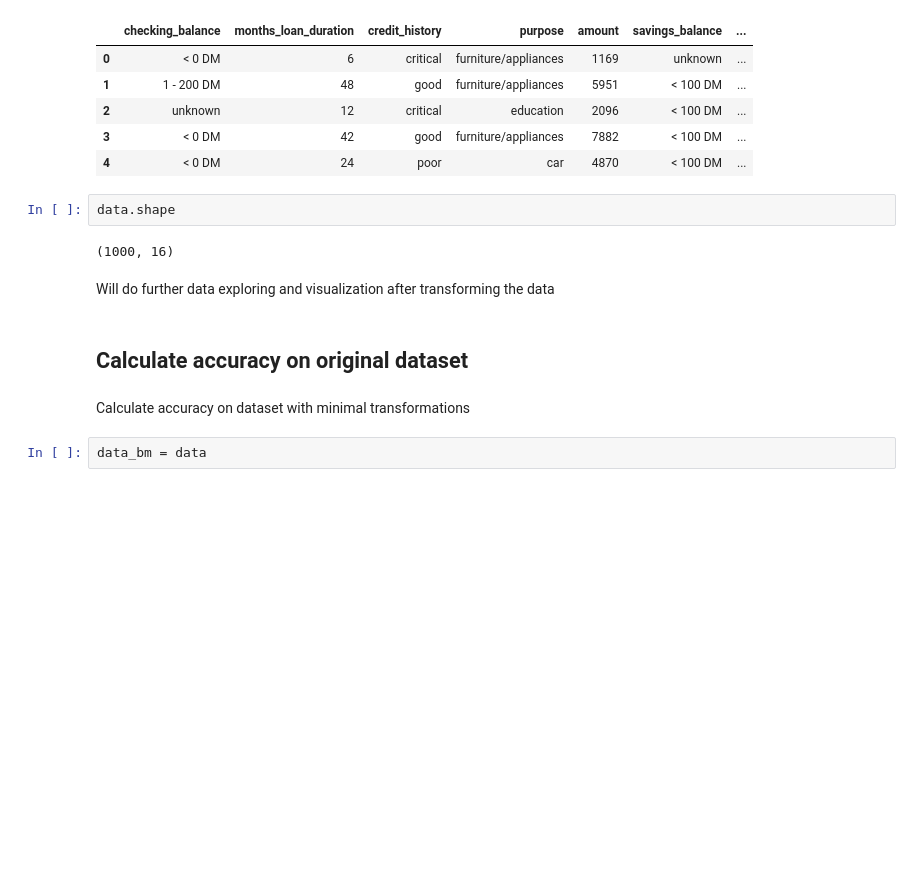
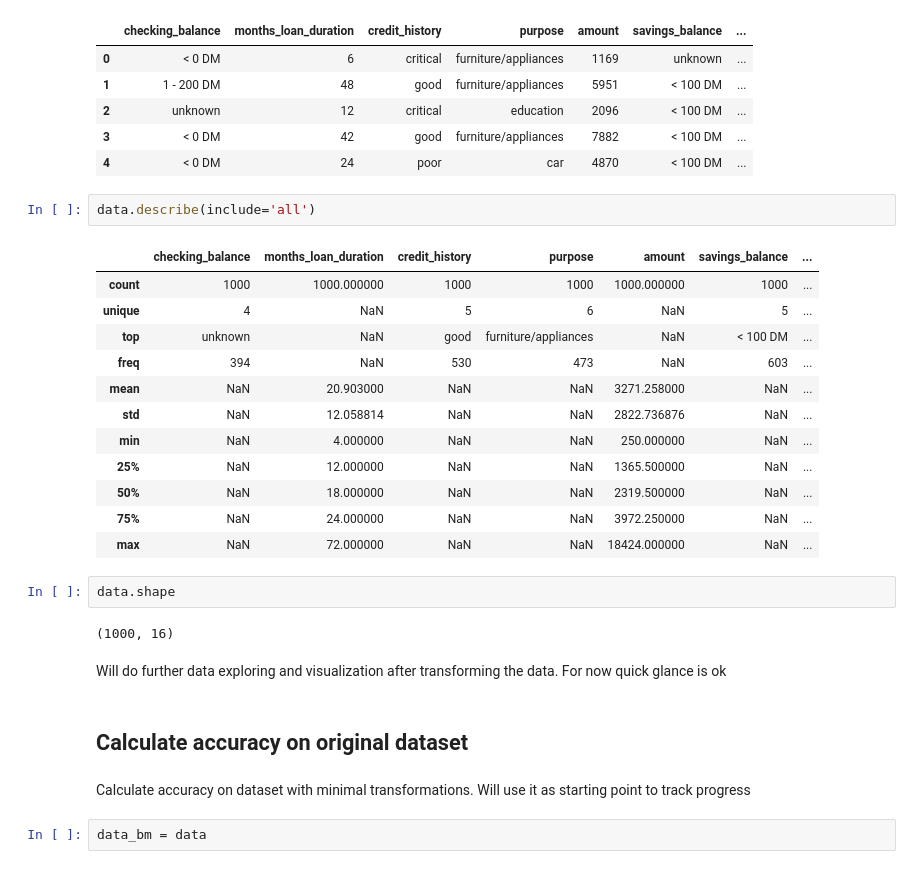
Before and after one commit to madtaras/DATA_project, a Jupyter notebook: Main.ipynb, the cells around one changed output. Cells and saved outputs as stored; diff of their text form; blank space fills up the shorter version.

```diff
--- a/Main.ipynb
+++ b/Main.ipynb
@@ -22,15 +47,30 @@ data.head()
 | 2 | unknown | 12 | critical | education | 2096 | < 100 DM | ... |
 | 3 | < 0 DM | 42 | good | furniture/appliances | 7882 | < 100 DM | ... |
 | 4 | < 0 DM | 24 | poor | car | 4870 | < 100 DM | ... |
+# %%
+data.describe(include='all')
+# %% [output]
+|  | checking_balance | months_loan_duration | credit_history | purpose | amount | savings_balance | ... |
+| count | 1000 | 1000.000000 | 1000 | 1000 | 1000.000000 | 1000 | ... |
+| unique | 4 | NaN | 5 | 6 | NaN | 5 | ... |
+| top | unknown | NaN | good | furniture/appliances | NaN | < 100 DM | ... |
+| freq | 394 | NaN | 530 | 473 | NaN | 603 | ... |
+| mean | NaN | 20.903000 | NaN | NaN | 3271.258000 | NaN | ... |
+| std | NaN | 12.058814 | NaN | NaN | 2822.736876 | NaN | ... |
+| min | NaN | 4.000000 | NaN | NaN | 250.000000 | NaN | ... |
+| 25% | NaN | 12.000000 | NaN | NaN | 1365.500000 | NaN | ... |
+| 50% | NaN | 18.000000 | NaN | NaN | 2319.500000 | NaN | ... |
+| 75% | NaN | 24.000000 | NaN | NaN | 3972.250000 | NaN | ... |
+| max | NaN | 72.000000 | NaN | NaN | 18424.000000 | NaN | ... |
 # %%
 data.shape
 # %% [output]
 (1000, 16)
 # %% [markdown]
-Will do further data exploring and visualization after transforming the data
+Will do further data exploring and visualization after transforming the data. For now quick glance is ok
 # %% [markdown]
 ## Calculate accuracy on original dataset
 # %% [markdown]
-Calculate accuracy on dataset with minimal transformations
+Calculate accuracy on dataset with minimal transformations. Will use it as starting point to track progress
 # %%
 data_bm = data
```
Also changed, not shown: parts of 43 cells of this notebook, 1 other file.
